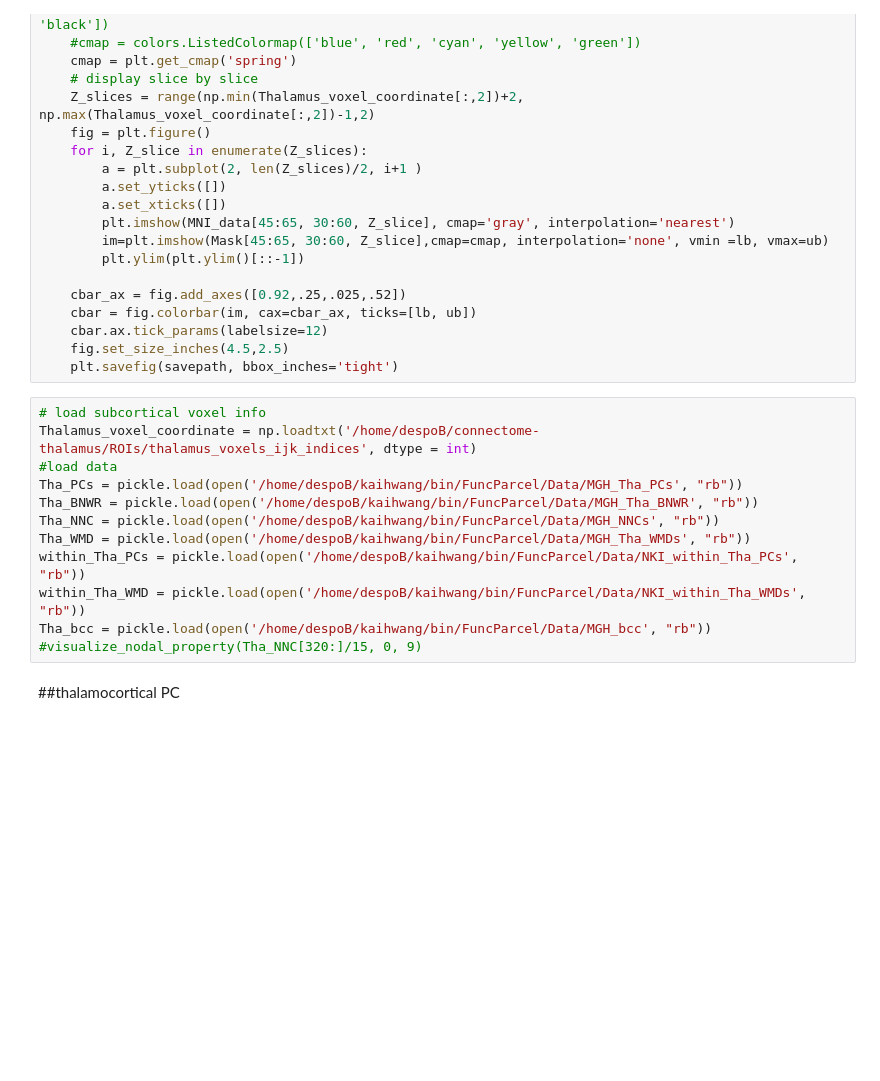
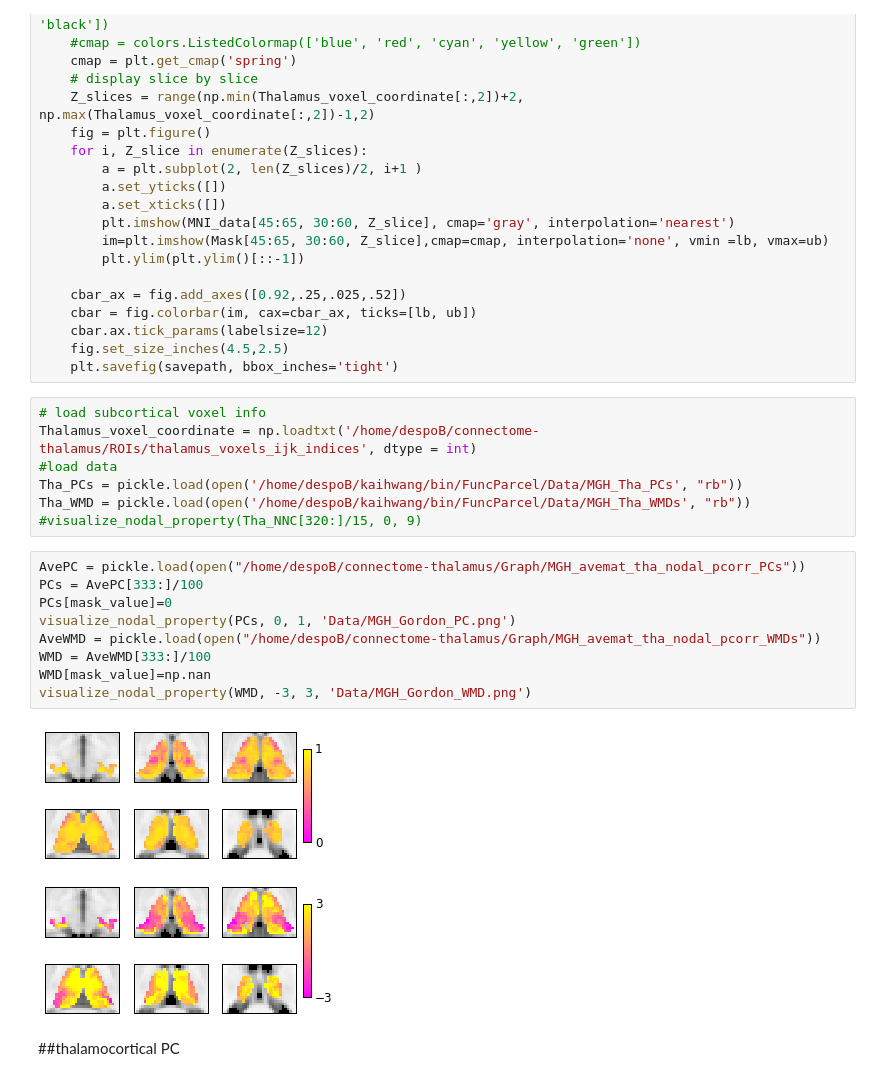
Before and after one commit to kaihwang/FuncParcel, a Jupyter notebook: Visualize_thalamus_maps.ipynb, the cells around one changed output. Cells and saved outputs as stored; diff of their text form; blank space fills up the shorter version.

Commit message:
organize patient data.

```diff
--- a/Visualize_WTA_maps.ipynb
+++ b/Visualize_thalamus_maps.ipynb
@@ -212,13 +183,20 @@ def visualize_nodal_property(CIs, lb, ub, savepath):
 Thalamus_voxel_coordinate = np.loadtxt('/home/despoB/connectome-thalamus/ROIs/thalamus_voxels_ijk_indices', dtype = int)
 #load data
 Tha_PCs = pickle.load(open('/home/despoB/kaihwang/bin/FuncParcel/Data/MGH_Tha_PCs', "rb"))
-Tha_BNWR = pickle.load(open('/home/despoB/kaihwang/bin/FuncParcel/Data/MGH_Tha_BNWR', "rb"))
-Tha_NNC = pickle.load(open('/home/despoB/kaihwang/bin/FuncParcel/Data/MGH_NNCs', "rb"))
 Tha_WMD = pickle.load(open('/home/despoB/kaihwang/bin/FuncParcel/Data/MGH_Tha_WMDs', "rb"))
-within_Tha_PCs = pickle.load(open('/home/despoB/kaihwang/bin/FuncParcel/Data/NKI_within_Tha_PCs', "rb"))
-within_Tha_WMD = pickle.load(open('/home/despoB/kaihwang/bin/FuncParcel/Data/NKI_within_Tha_WMDs', "rb"))
-Tha_bcc = pickle.load(open('/home/despoB/kaihwang/bin/FuncParcel/Data/MGH_bcc', "rb"))
 #visualize_nodal_property(Tha_NNC[320:]/15, 0, 9)
+# %%
+AvePC = pickle.load(open("/home/despoB/connectome-thalamus/Graph/MGH_avemat_tha_nodal_pcorr_PCs"))
+PCs = AvePC[333:]/100
+PCs[mask_value]=0
+visualize_nodal_property(PCs, 0, 1, 'Data/MGH_Gordon_PC.png')
+AveWMD = pickle.load(open("/home/despoB/connectome-thalamus/Graph/MGH_avemat_tha_nodal_pcorr_WMDs"))
+WMD = AveWMD[333:]/100
+WMD[mask_value]=np.nan
+visualize_nodal_property(WMD, -3, 3, 'Data/MGH_Gordon_WMD.png')
+# %% [output]
+[figure, added]
+[figure, added]
 # %% [markdown]
 ##thalamocortical PC
 # %%
```
Also changed, not shown: parts of 5 cells of this notebook, 3 other files.
